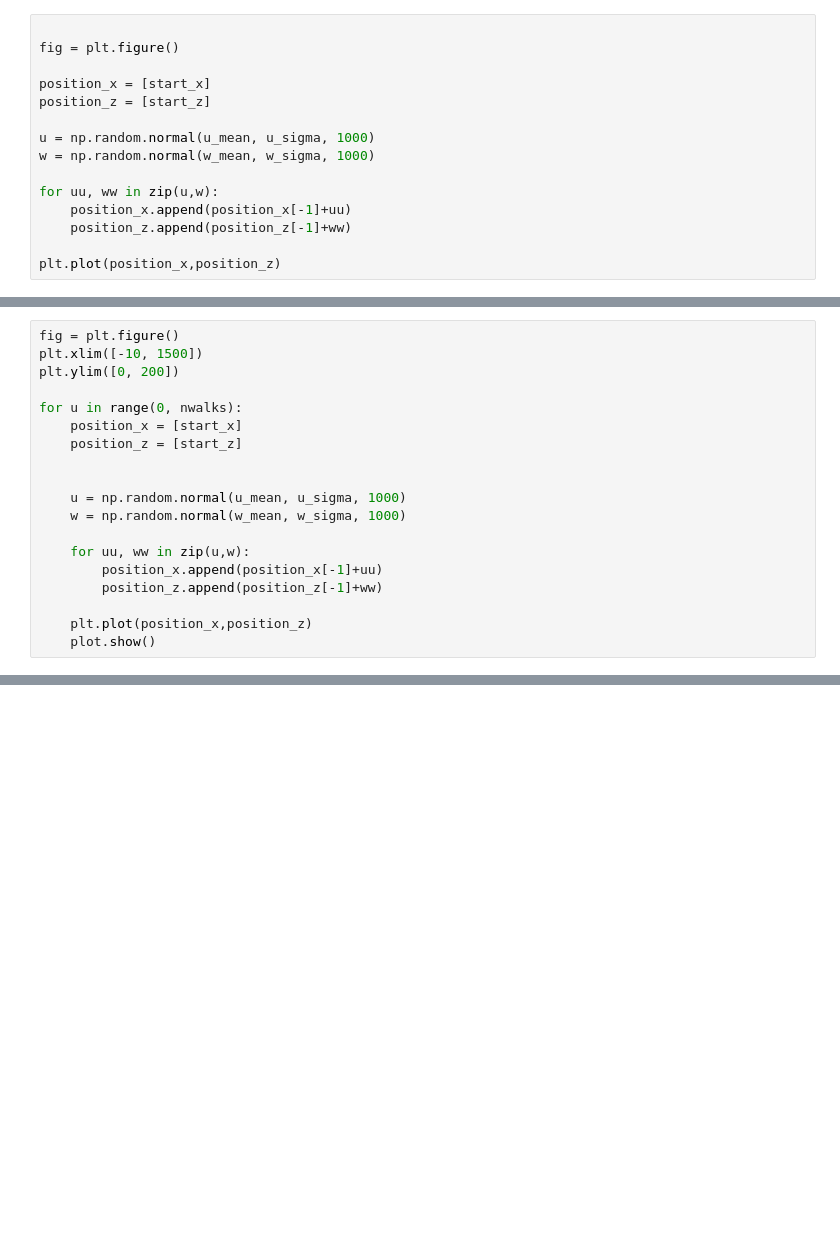
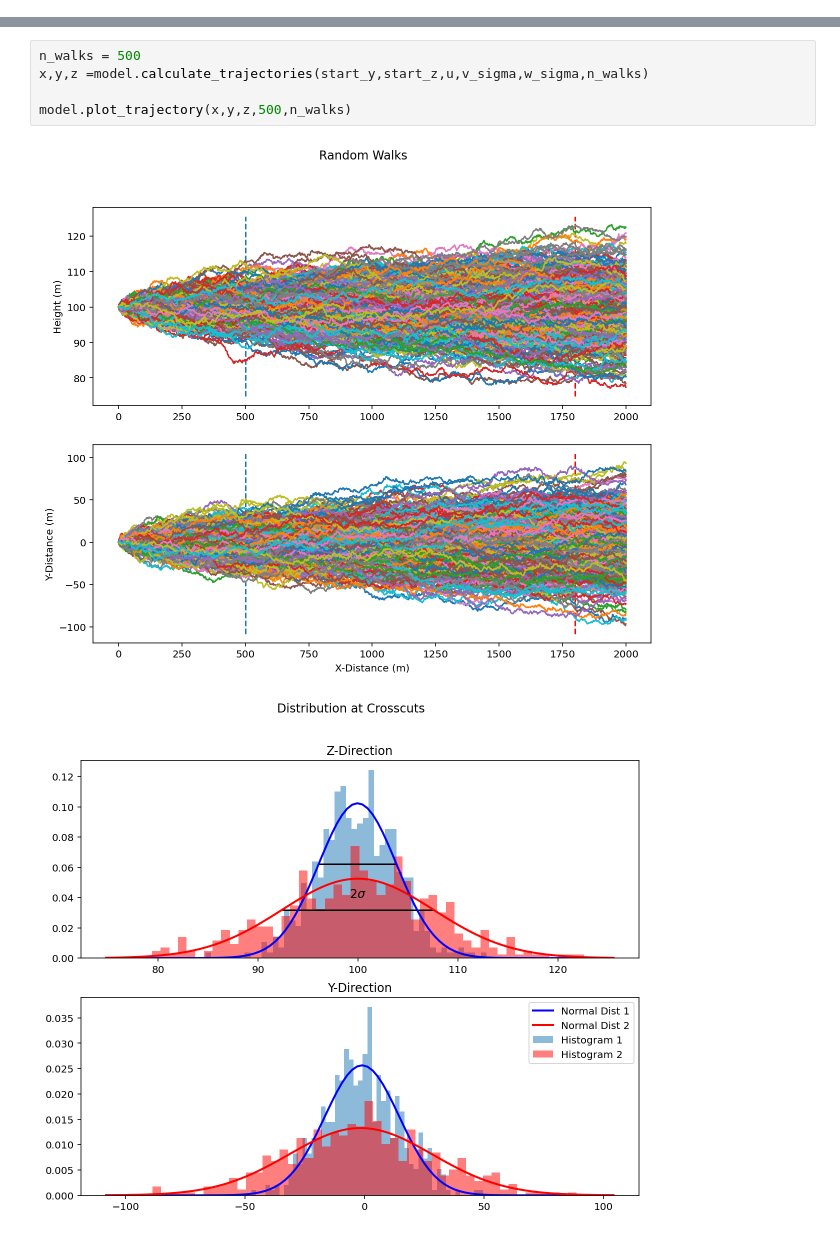
Before and after one commit to TobGerken/ISAT321, a Jupyter notebook: Code/Plume_Model.ipynb, the cells around one changed output, grey strips where cells are left out. Cells and saved outputs as stored; diff of their text form; blank space fills up the shorter version.

Commit message:
added gaussian model and figures, moved model to py-file

```diff
--- a/Code/Plume_Model.ipynb
+++ b/Code/Plume_Model.ipynb
@@ -22,15 +21,0 @@ nwalks = 1000
-# %%
-
-fig = plt.figure()
-
-position_x = [start_x]
-position_z = [start_z]
-
-u = np.random.normal(u_mean, u_sigma, 1000)
-w = np.random.normal(w_mean, w_sigma, 1000)
-
-for uu, ww in zip(u,w):
-    position_x.append(position_x[-1]+uu)
-    position_z.append(position_z[-1]+ww)
-
-plt.plot(position_x,position_z)
@@ -42,19 +21,0 @@ plt.show()
-# %%
-fig = plt.figure()
-plt.xlim([-10, 1500])
-plt.ylim([0, 200])
-
-for u in range(0, nwalks):
-    position_x = [start_x]
-    position_z = [start_z]
-
-
-    u = np.random.normal(u_mean, u_sigma, 1000)
-    w = np.random.normal(w_mean, w_sigma, 1000)
-
-    for uu, ww in zip(u,w):
-        position_x.append(position_x[-1]+uu)
-        position_z.append(position_z[-1]+ww)
-
-    plt.plot(position_x,position_z)
-    plot.show()
@@ -106,0 +22,8 @@ plt.show()
+# %%
+n_walks = 500
+x,y,z =model.calculate_trajectories(start_y,start_z,u,v_sigma,w_sigma,n_walks)
+
+model.plot_trajectory(x,y,z,500,n_walks)
+# %% [output]
+[figure, added]
+[figure, added]
```
Also changed, not shown: parts of 14 cells of this notebook, 1 other file.
